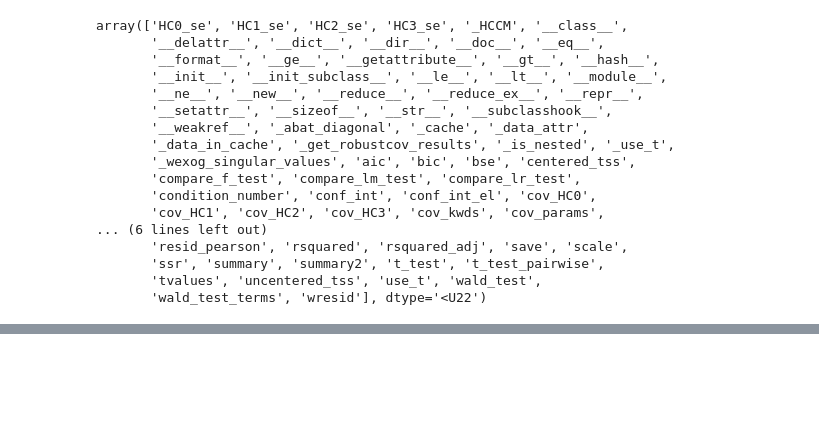
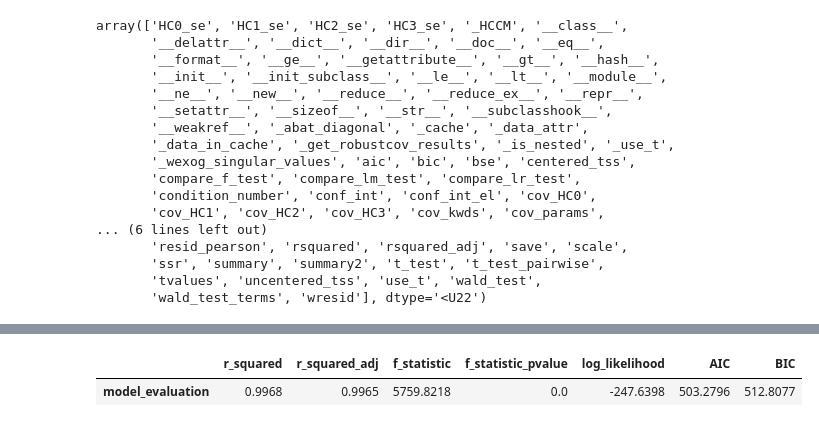
Before and after one commit to G-Licitra/hime, a Jupyter notebook: notebook/romeo_linear_regression.ipynb, the cells around one changed output, grey strips where cells are left out. Saved outputs shown, nothing was run; the diff lists cells and outputs as text; code cells hidden in the pictures; blank space fills up the shorter version.

```diff
--- a/notebook/romeo_linear_regression.ipynb
+++ b/notebook/romeo_linear_regression.ipynb
@@ -324,3 +331,8 @@ Notes:
+# %%
+reg.fit_evaluation_.round(4)
+# %% [output]
+|  | r_squared | r_squared_adj | f_statistic | f_statistic_pvalue | log_likelihood | AIC | BIC |
+| model_evaluation | 0.9968 | 0.9965 | 5759.8218 | 0.0 | -247.6398 | 503.2796 | 512.8077 |
 # %%
 stop!
 # %% [output]
```
Also changed, not shown: parts of 6 cells of this notebook, 3 other files.
